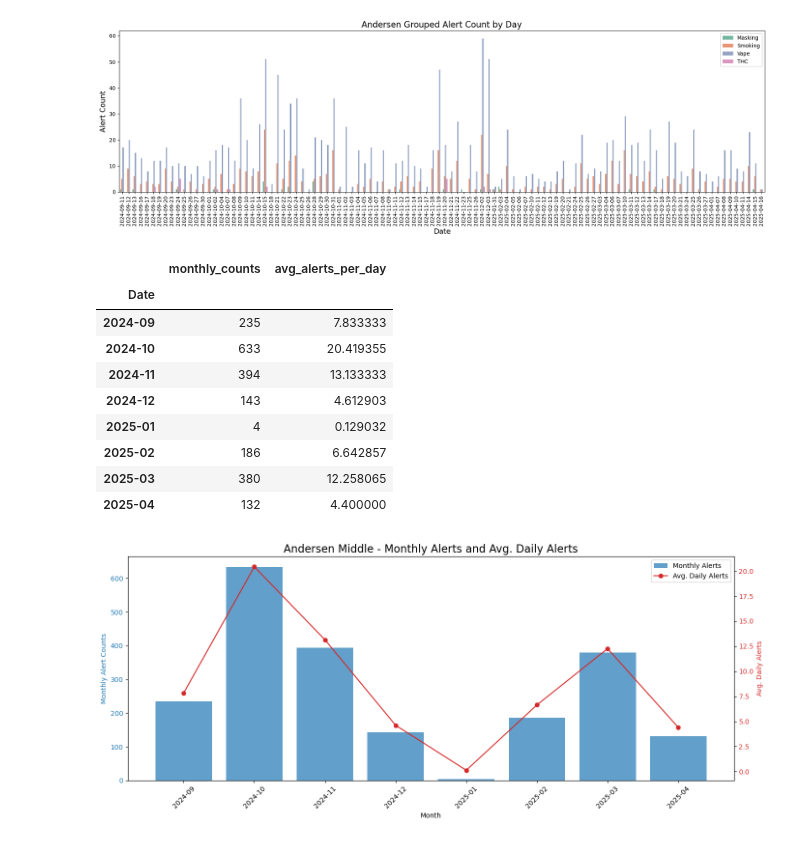
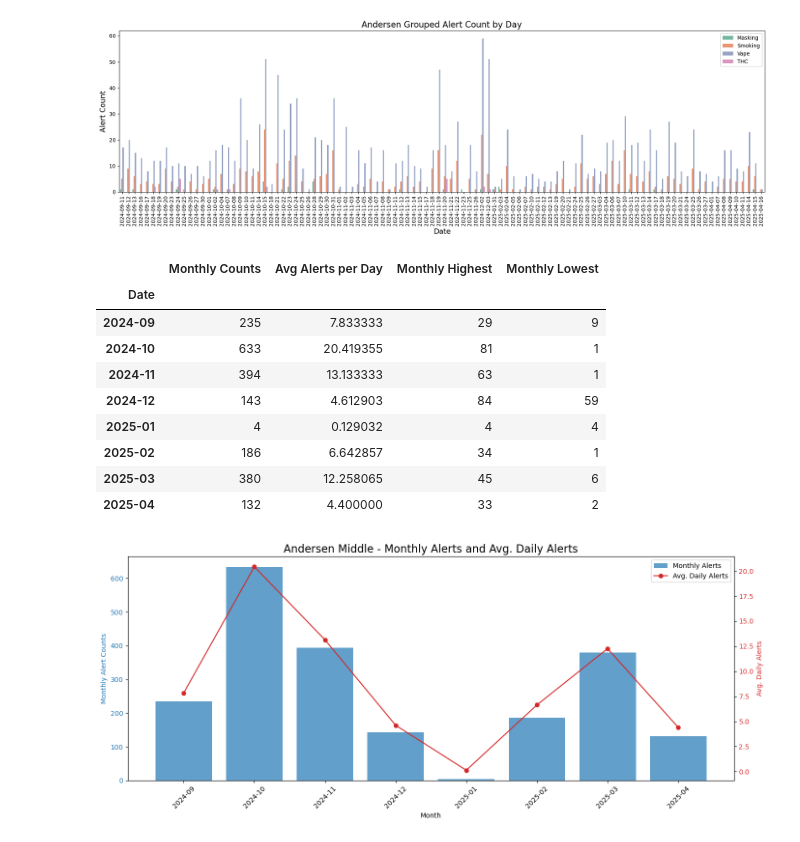
Before and after one commit to yunghsuanwu/vape-detector-minneapolis, a Jupyter notebook: haloreport_dataexploration_yhw.ipynb, the cells around one changed output. Saved outputs shown, nothing was run; the diff lists cells and outputs as text; code cells hidden in the pictures.

Commit message:
Modify dataexploration
Explore the highest count day at Camden & add merge_close_events function

```diff
--- a/haloreport_dataexploration_yhw.ipynb
+++ b/haloreport_dataexploration_yhw.ipynb
@@ -140,3 +157,6 @@ def grouped_alert_count_by_day(df, group, save_path=None):
         plt.savefig(save_path)
     else:
         plt.show()
+# %%
+date_count = camden_df.Date.value_counts(sort=False).sort_index()
+date_count
@@ -158,7 +192,19 @@ def alert_count_by_month(df, type=None):
     # Calculate the average alert count per day for each month
     avg_alerts_per_day = monthly_counts / monthly_counts.index.days_in_month
 
-    return monthly_counts, avg_alerts_per_day
+    # Get the highest and lowest alert counts for each month
+    monthly_highest = date_count.resample('M').max()
+    monthly_lowest = date_count.resample('M').min()
+
+    final_df = pd.DataFrame({
+        'Monthly Counts': monthly_counts,
+        'Avg Alerts per Day': avg_alerts_per_day,
+        'Monthly Highest': monthly_highest,
+        'Monthly Lowest': monthly_lowest
+    })
+    final_df.index = final_df.index.strftime('%Y-%m')
+
+    return final_df
 # %%
 # Graph: Monthly alert counts and average daily alerts
 import matplotlib.pyplot as plt
@@ -217,21 +313,19 @@ grouped_alert_count_by_day(andersen_df, 'Type')
 [figure]
 # %%
 # Calculate the per month average of alerts
-andersen_monthly_counts, andersen_monthly_dayavg = alert_count_by_month(andersen_df)
-andersen_monthly = pd.DataFrame({'monthly_counts': andersen_monthly_counts, 'avg_alerts_per_day': andersen_monthly_dayavg})
-andersen_monthly.index = andersen_monthly.index.strftime('%Y-%m')
+andersen_monthly = alert_count_by_month(andersen_df)
 andersen_monthly
 # %% [output]
-|  | monthly_counts | avg_alerts_per_day |
-| Date |  |  |
-| 2024-09 | 235 | 7.833333 |
-| 2024-10 | 633 | 20.419355 |
-| 2024-11 | 394 | 13.133333 |
-| 2024-12 | 143 | 4.612903 |
-| 2025-01 | 4 | 0.129032 |
-| 2025-02 | 186 | 6.642857 |
-| 2025-03 | 380 | 12.258065 |
-| 2025-04 | 132 | 4.400000 |
+|  | Monthly Counts | Avg Alerts per Day | Monthly Highest | Monthly Lowest |
+| Date |  |  |  |  |
+| 2024-09 | 235 | 7.833333 | 29 | 9 |
+| 2024-10 | 633 | 20.419355 | 81 | 1 |
+| 2024-11 | 394 | 13.133333 | 63 | 1 |
+| 2024-12 | 143 | 4.612903 | 84 | 59 |
+| 2025-01 | 4 | 0.129032 | 4 | 4 |
+| 2025-02 | 186 | 6.642857 | 34 | 1 |
+| 2025-03 | 380 | 12.258065 | 45 | 6 |
+| 2025-04 | 132 | 4.400000 | 33 | 2 |
 # %%
 # Graph andersen_monthly
 plot_monthly_data(andersen_monthly, 'Andersen Middle')
```
Also changed, not shown: parts of 17 cells of this notebook.
